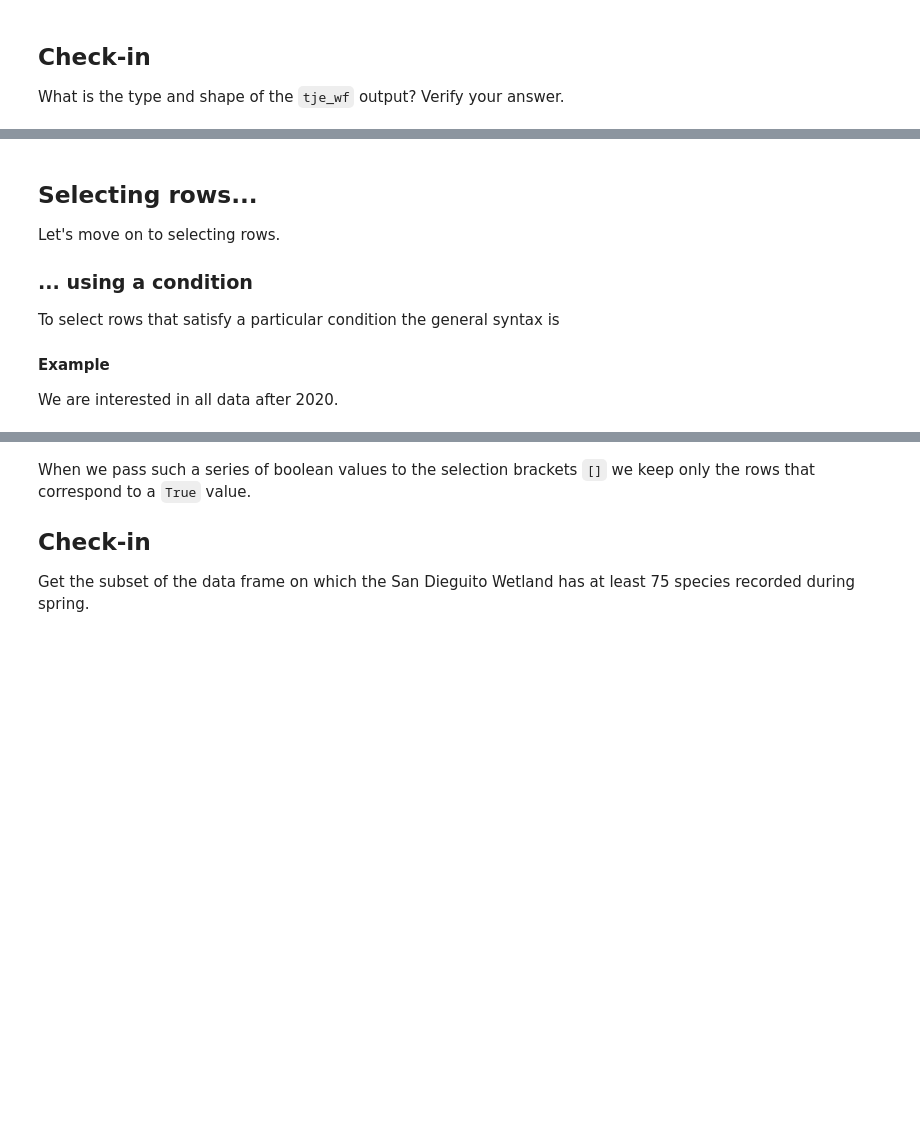
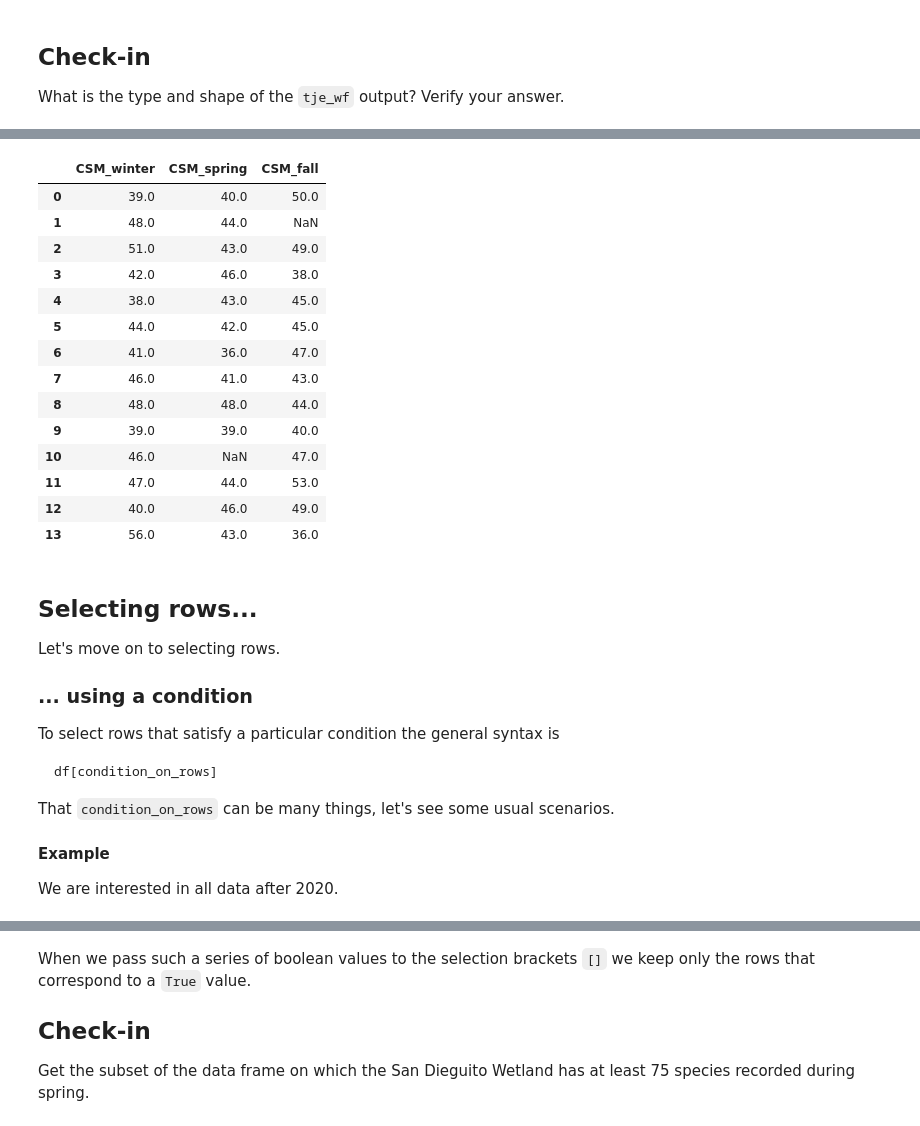
Before and after one commit to kloo49/eds220-in-class, a Jupyter notebook: week-1-pandas-subsetting-STUDENTS.ipynb, the cells around one changed output, grey strips where cells are left out. Cells and saved outputs as stored; diff of their text form; code cells hidden in the pictures; blank space fills up the shorter version.

````diff
--- a/week-1-pandas-subsetting-STUDENTS.ipynb
+++ b/week-1-pandas-subsetting-STUDENTS.ipynb
@@ -209,3 +241,22 @@ Select the slice of columns that covers data from CSM and Mugu Lagoon.
+# %%
+# Select all columns that have fall in in
+df.filter(like = 'CSM')
+# %% [output]
+|  | CSM_winter | CSM_spring | CSM_fall |
+| 0 | 39.0 | 40.0 | 50.0 |
+| 1 | 48.0 | 44.0 | NaN |
+| 2 | 51.0 | 43.0 | 49.0 |
+| 3 | 42.0 | 46.0 | 38.0 |
+| 4 | 38.0 | 43.0 | 45.0 |
+| 5 | 44.0 | 42.0 | 45.0 |
+| 6 | 41.0 | 36.0 | 47.0 |
+| 7 | 46.0 | 41.0 | 43.0 |
+| 8 | 48.0 | 48.0 | 44.0 |
+| 9 | 39.0 | 39.0 | 40.0 |
+| 10 | 46.0 | NaN | 47.0 |
+| 11 | 47.0 | 44.0 | 53.0 |
+| 12 | 40.0 | 46.0 | 49.0 |
+| 13 | 56.0 | 43.0 | 36.0 |
 # %% [markdown]
 ## Selecting rows...
 Let's move on to selecting rows.
@@ -213,8 +264,11 @@ Let's move on to selecting rows.
 ### ... using a condition
 To select rows that satisfy a particular condition the general syntax is
 
+```python
+df[condition_on_rows]
+```
 
-
+That `condition_on_rows` can be many things, let's see some usual scenarios.
 
 #### Example
 
````
Also changed, not shown: parts of 38 cells of this notebook.
